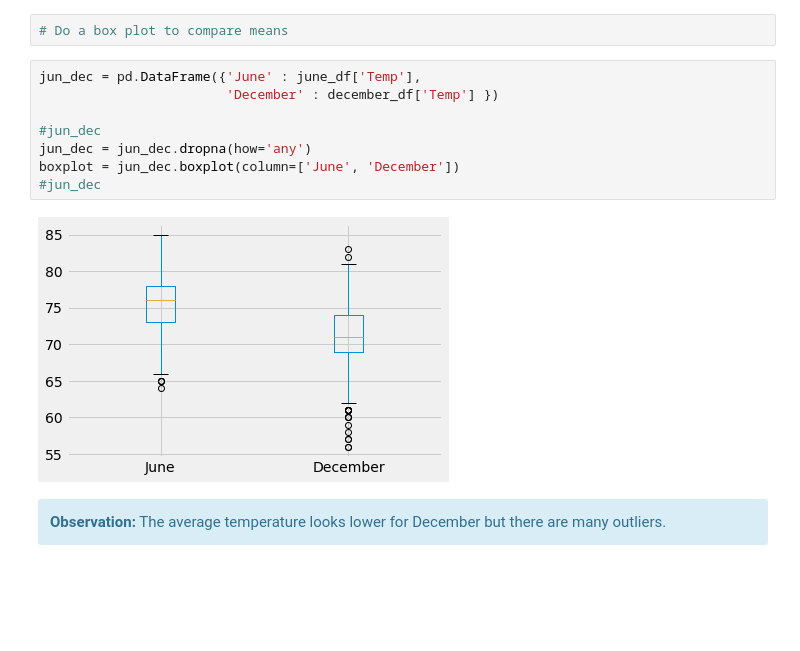
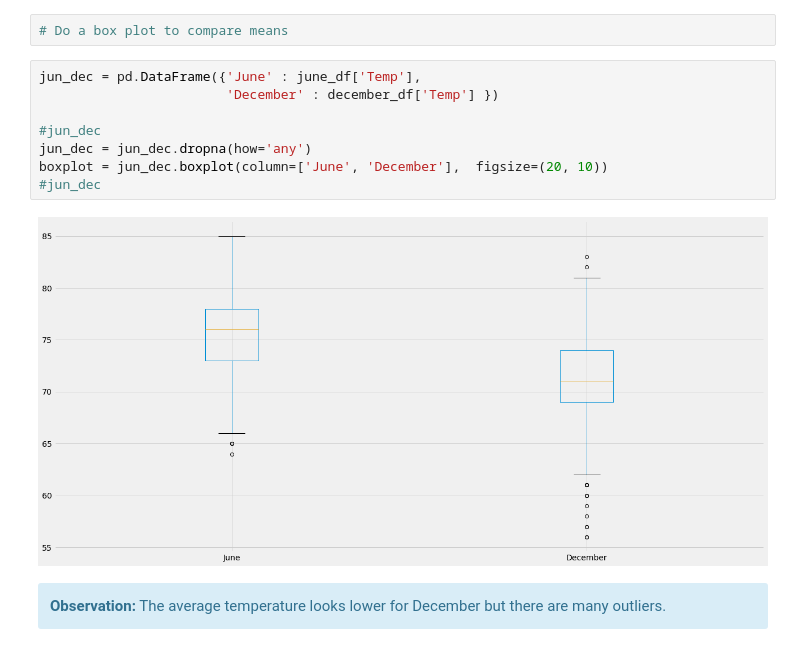
Before and after one commit to annmcnamara/sqlalchemy-challenge, a Jupyter notebook: climate_starter.ipynb, the cells around one changed output. Cells and saved outputs as stored; diff of their text form; blank space fills up the shorter version.

```diff
--- a/climate_starter.ipynb
+++ b/climate_starter.ipynb
@@ -430,13 +430,13 @@ population2.mean()
 # %%
 jun_dec = pd.DataFrame({'June' : june_df['Temp'],
                         'December' : december_df['Temp'] })
 
 #jun_dec
 jun_dec = jun_dec.dropna(how='any')
-boxplot = jun_dec.boxplot(column=['June', 'December'])
+boxplot = jun_dec.boxplot(column=['June', 'December'],  figsize=(20, 10))
 #jun_dec
 # %% [output]
-[figure, old version]
+[figure, new version]
 # %% [markdown]
 <div class="alert alert-block alert-info">
 <b>Observation:</b>
```
Also changed, not shown: parts of 1 cell of this notebook, 1 other file.
